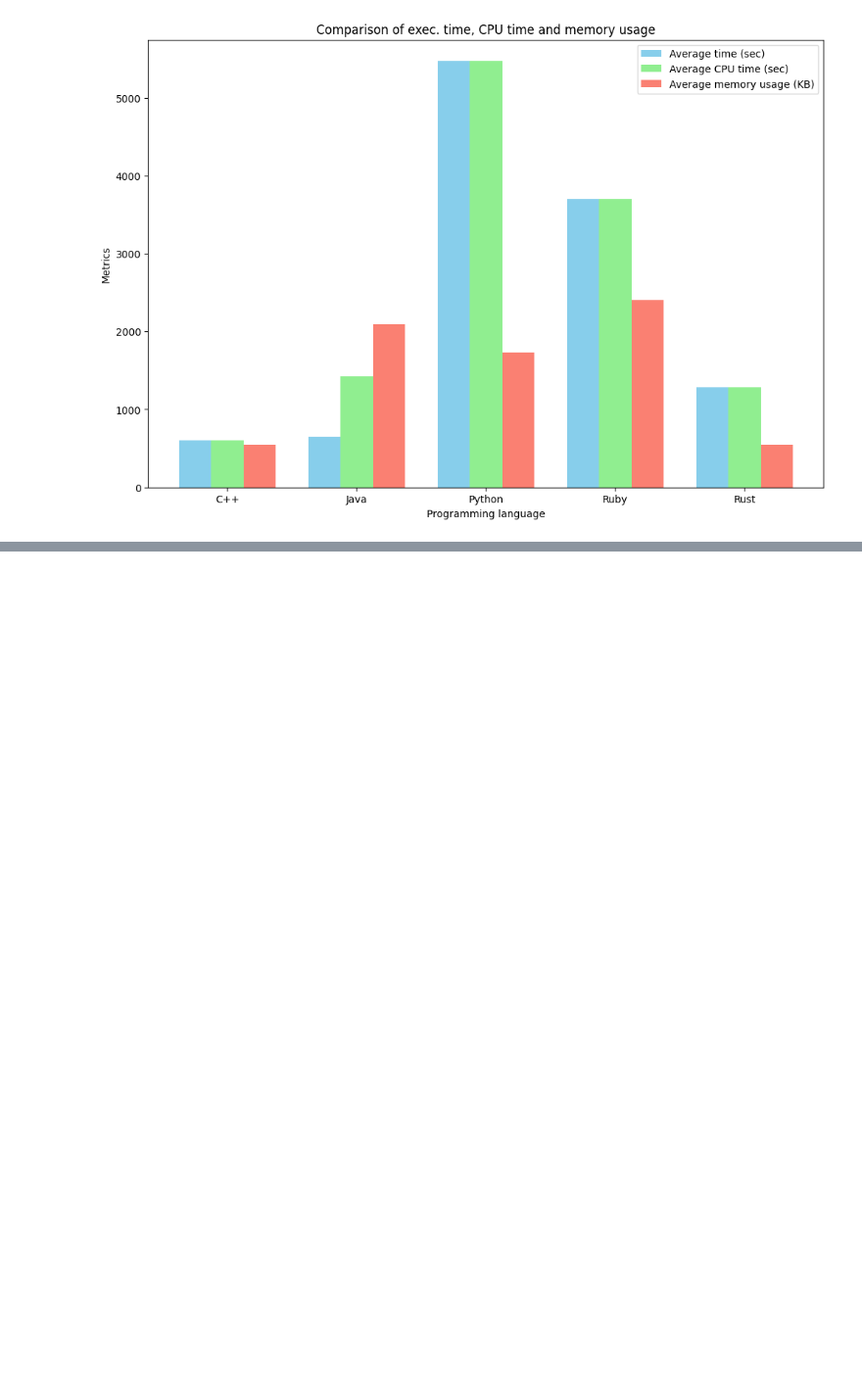
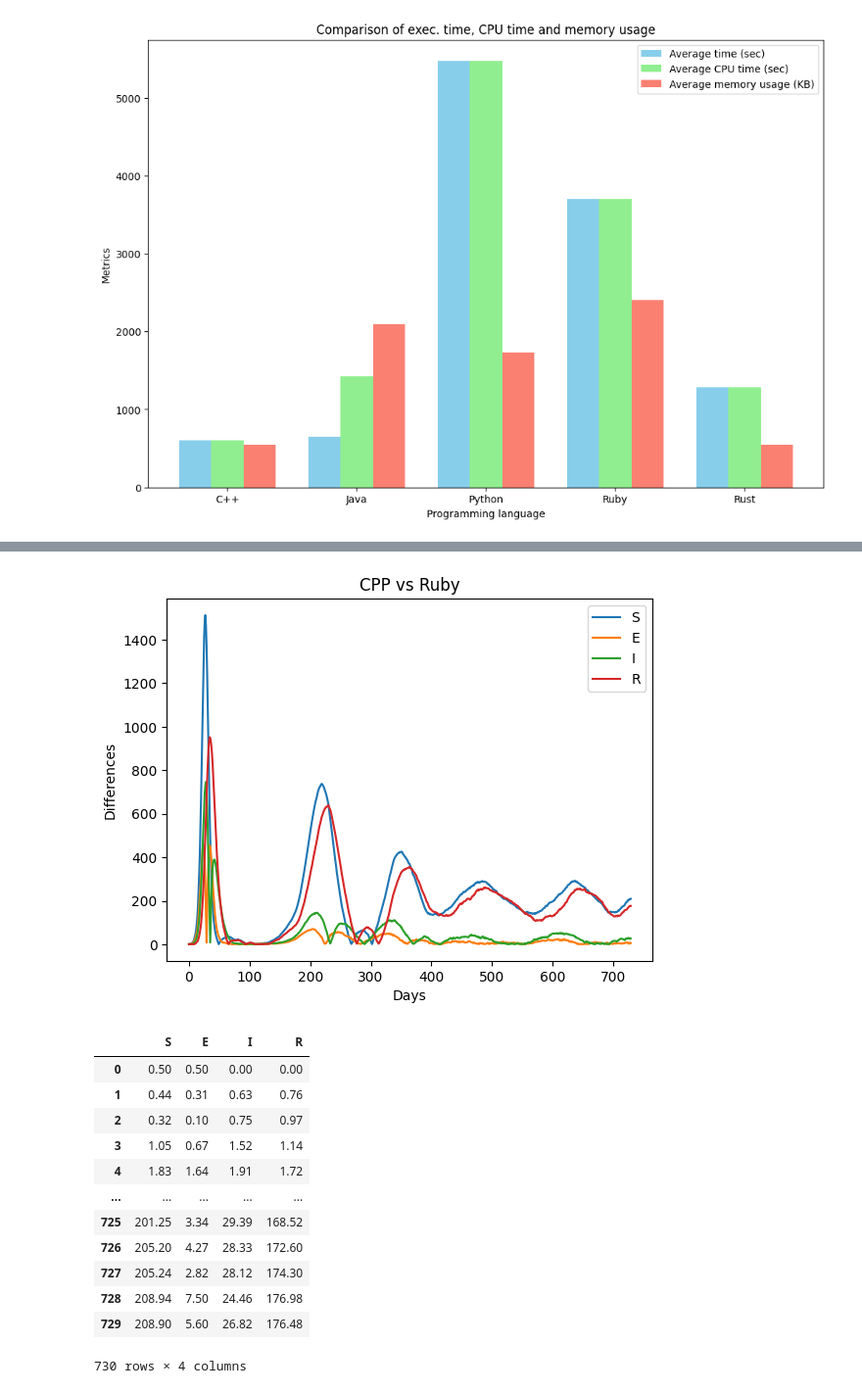
Before and after one commit to reynaldesgr/SMA-Multi-Languages, a Jupyter notebook: notebook-sim/results.ipynb, the cells around one changed output, grey strips where cells are left out. Shown at 98% size. Cells and saved outputs as stored; diff of their text form; code cells hidden in the pictures; blank space fills up the shorter version.

```diff
--- a/notebook-sim/results.ipynb
+++ b/notebook-sim/results.ipynb
@@ -341,0 +454,26 @@ plt.show()
+# %%
+for column in df_cpp_vs_ruby:
+    plt.plot(df_cpp_vs_ruby.index, df_cpp_vs_ruby[column], label=column)
+
+plt.title('CPP vs Ruby')
+plt.xlabel('Days')
+plt.ylabel('Differences')
+plt.legend()
+plt.show()
+
+df_cpp_vs_ruby
+# %% [output]
+[figure, added]
+|  | S | E | I | R |
+| 0 | 0.50 | 0.50 | 0.00 | 0.00 |
+| 1 | 0.44 | 0.31 | 0.63 | 0.76 |
+| 2 | 0.32 | 0.10 | 0.75 | 0.97 |
+| 3 | 1.05 | 0.67 | 1.52 | 1.14 |
+| 4 | 1.83 | 1.64 | 1.91 | 1.72 |
+| ... | ... | ... | ... | ... |
+| 725 | 201.25 | 3.34 | 29.39 | 168.52 |
+| 726 | 205.20 | 4.27 | 28.33 | 172.60 |
+| 727 | 205.24 | 2.82 | 28.12 | 174.30 |
+| 728 | 208.94 | 7.50 | 24.46 | 176.98 |
+| 729 | 208.90 | 5.60 | 26.82 | 176.48 |
+730 rows × 4 columns
```
Also changed, not shown: parts of 4 cells of this notebook.
